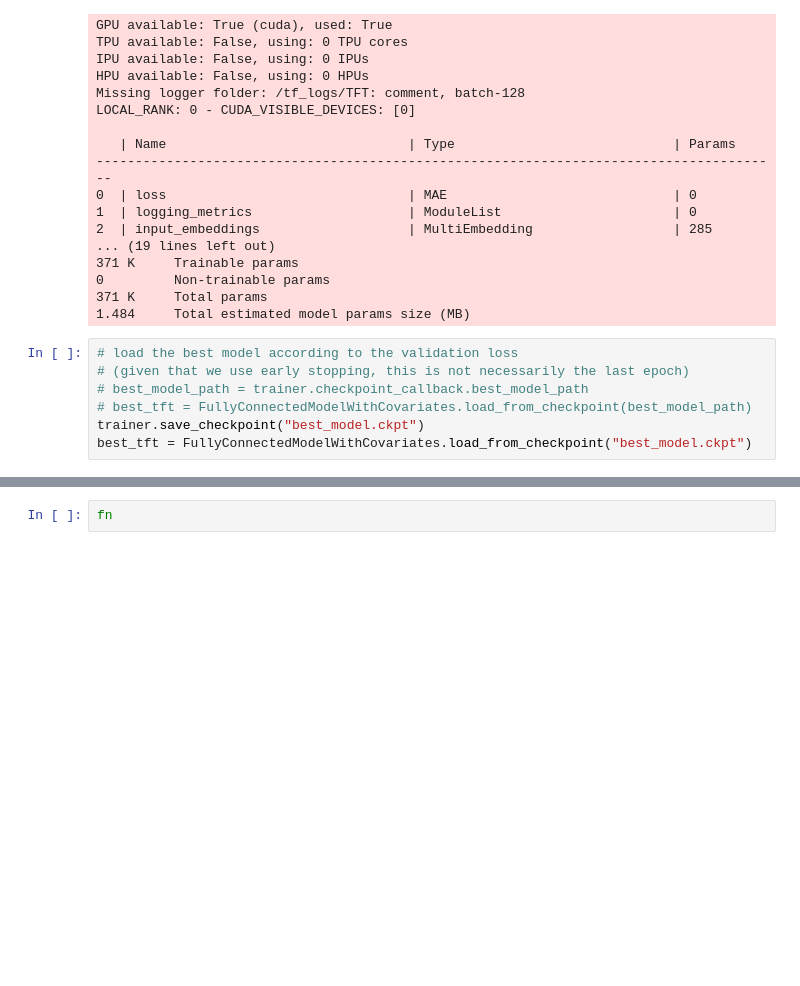
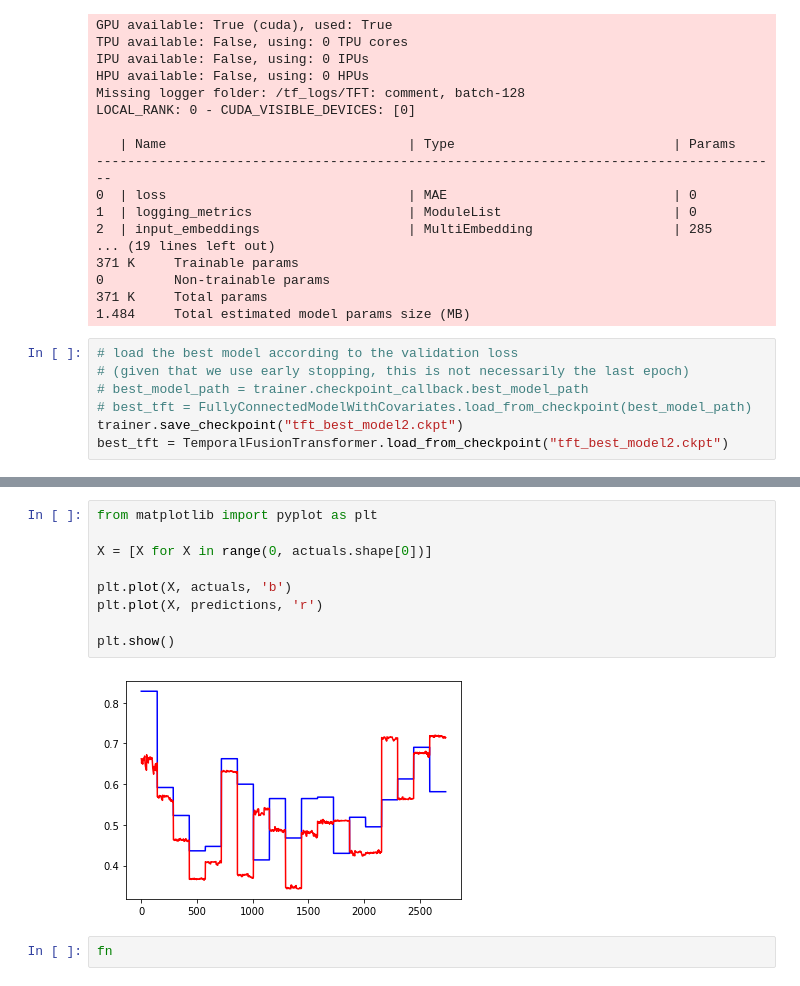
Before and after one commit to koyacolab/china, a Jupyter notebook: ChinaTFT_light_2run.ipynb, the cells around one changed output, grey strips where cells are left out. Saved outputs shown, nothing was run; the diff lists cells and outputs as text; blank space fills up the shorter version.

```diff
--- a/ChinaTFT_light_2run.ipynb
+++ b/ChinaTFT_light_2run.ipynb
@@ -259,8 +259,8 @@ LOCAL_RANK: 0 - CUDA_VISIBLE_DEVICES: [0]
 # (given that we use early stopping, this is not necessarily the last epoch)
 # best_model_path = trainer.checkpoint_callback.best_model_path
 # best_tft = FullyConnectedModelWithCovariates.load_from_checkpoint(best_model_path)
-trainer.save_checkpoint("best_model.ckpt")
-best_tft = FullyConnectedModelWithCovariates.load_from_checkpoint("best_model.ckpt")
+trainer.save_checkpoint("tft_best_model2.ckpt")
+best_tft = TemporalFusionTransformer.load_from_checkpoint("tft_best_model2.ckpt")
 # %%
 # calcualte mean absolute error on validation set
 actuals = torch.cat([y[0] for x, y in iter(valid_dataloader)])
@@ -272,3 +289,14 @@ print(actuals, predictions)
+# %%
+from matplotlib import pyplot as plt
+
+X = [X for X in range(0, actuals.shape[0])]
+
+plt.plot(X, actuals, 'b')
+plt.plot(X, predictions, 'r')
+
+plt.show()
+# %% [output]
+[figure, added]
 # %%
 fn
 # %%
```
Also changed, not shown: parts of 2 cells of this notebook, 1 other file.
